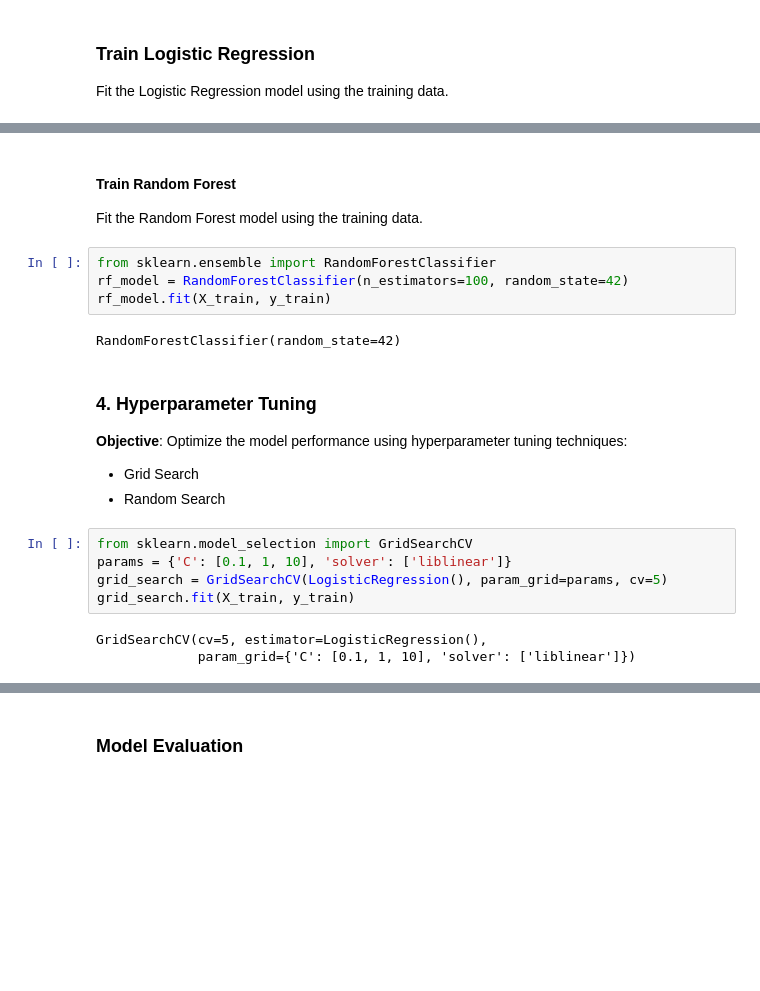
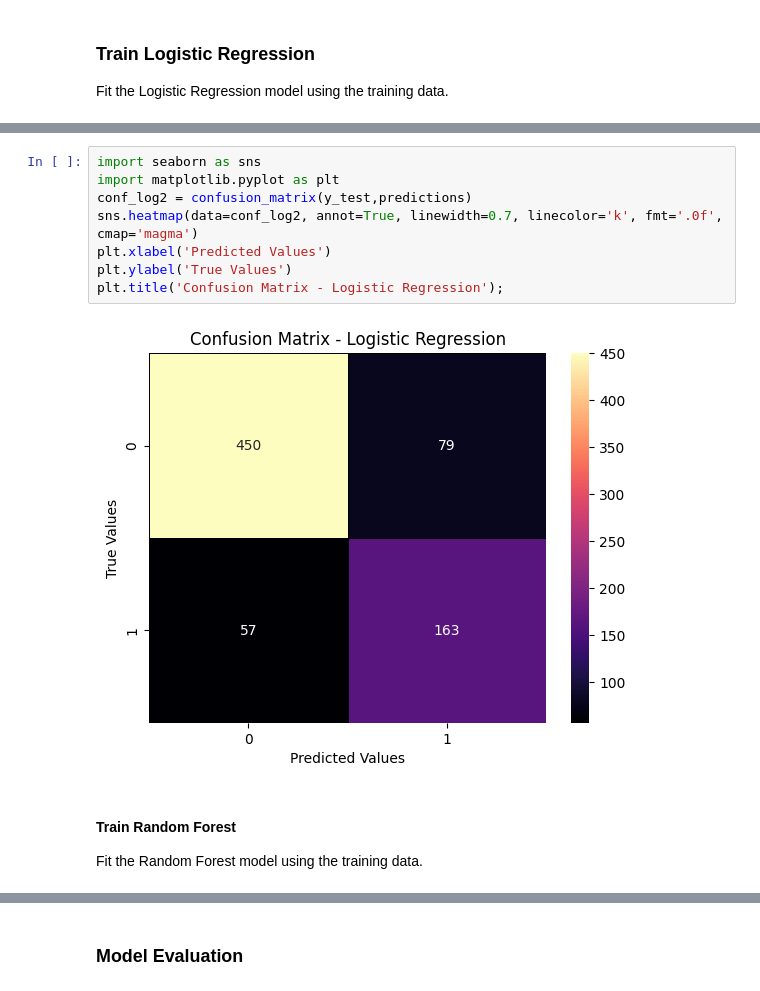
Before and after one commit to getahunTiruneh/Bati-Bank-Credit-Scoring-Model, a Jupyter notebook: notebooks/Model_building.ipynb, the cells around one changed output, grey strips where cells are left out. Cells and saved outputs as stored; diff of their text form; blank space fills up the shorter version.

```diff
--- a/notebooks/Model_building.ipynb
+++ b/notebooks/Model_building.ipynb
@@ -83,22 +128,13 @@ LogisticRegression()
+# %%
+import seaborn as sns
+import matplotlib.pyplot as plt
+conf_log2 = confusion_matrix(y_test,predictions)
+sns.heatmap(data=conf_log2, annot=True, linewidth=0.7, linecolor='k', fmt='.0f', cmap='magma')
+plt.xlabel('Predicted Values')
+plt.ylabel('True Values')
+plt.title('Confusion Matrix - Logistic Regression');
+# %% [output]
+[figure, added]
 # %% [markdown]
 #### Train Random Forest
 Fit the Random Forest model using the training data.
-# %%
-from sklearn.ensemble import RandomForestClassifier
-rf_model = RandomForestClassifier(n_estimators=100, random_state=42)
-rf_model.fit(X_train, y_train)
-# %% [output]
-RandomForestClassifier(random_state=42)
-# %% [markdown]
-### 4. Hyperparameter Tuning
-**Objective**: Optimize the model performance using hyperparameter tuning techniques:
-- Grid Search
-- Random Search
-# %%
-from sklearn.model_selection import GridSearchCV
-params = {'C': [0.1, 1, 10], 'solver': ['liblinear']}
-grid_search = GridSearchCV(LogisticRegression(), param_grid=params, cv=5)
-grid_search.fit(X_train, y_train)
-# %% [output]
-GridSearchCV(cv=5, estimator=LogisticRegression(),
-             param_grid={'C': [0.1, 1, 10], 'solver': ['liblinear']})
```
Also changed, not shown: parts of 35 cells of this notebook.
